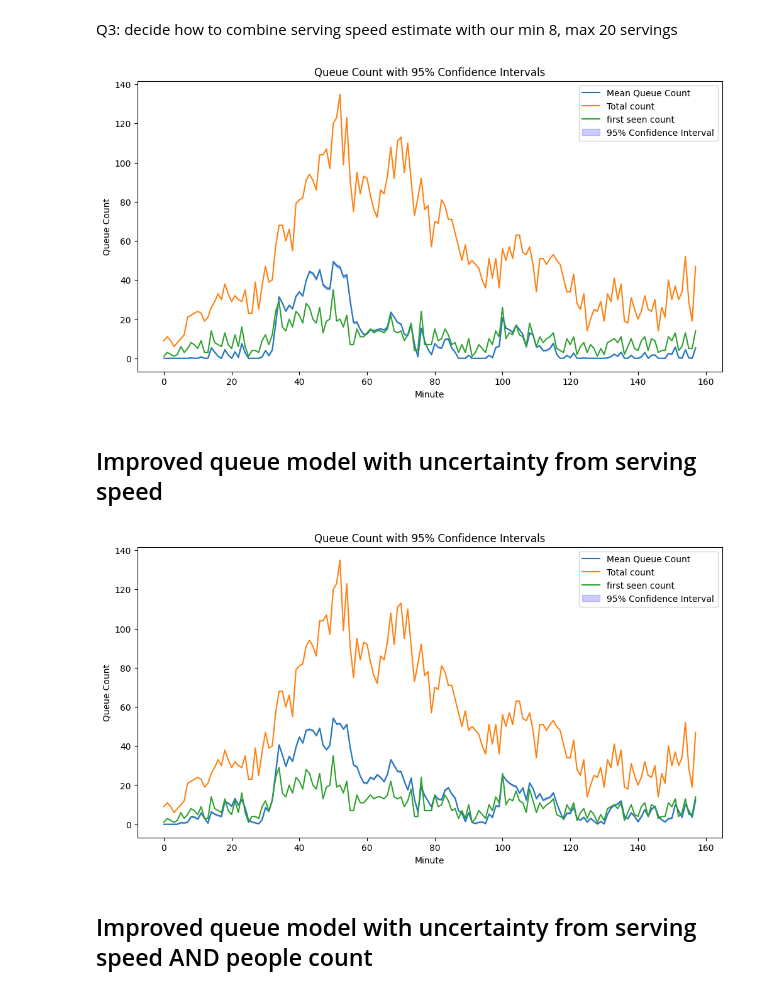
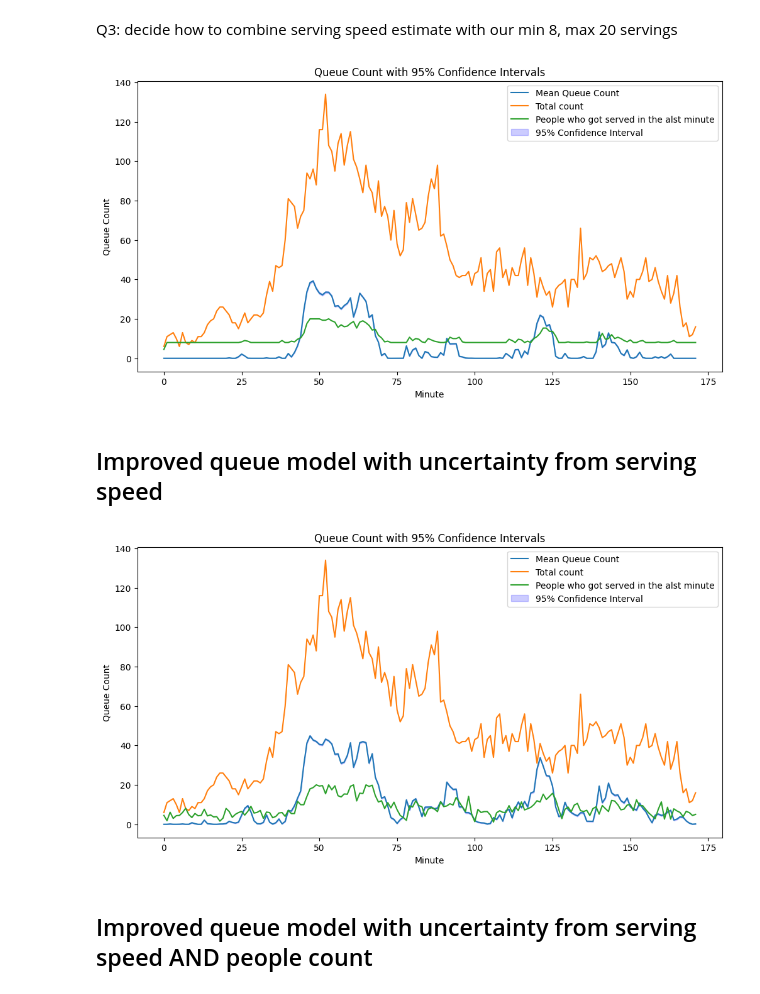
Before and after one commit to danielbischofff/dataLiteracyPeopleCounting, a Jupyter notebook: Queue_optimized.ipynb, the cells around one changed output. Cells and saved outputs as stored; diff of their text form; code cells hidden in the pictures.

```diff
--- a/Queue_optimized.ipynb
+++ b/Queue_optimized.ipynb
@@ -24,4 +24,10 @@ TODOS:
 # %% [markdown]
 ## Data preparation
 # %%
-df = pd.read_csv(r"C:\Users\Philipp\OneDrive - UT Cloud\Data_literacy_mensa\Mensa_data_light\Wed_light.csv", index_col=0)
+df = pd.read_csv(r"C:\Users\Sarthak\Downloads\monday080124.csv", index_col=0)
+# %%
+df["frame.time"] = df["frame.time"].str.replace(r':\d+\.\d+', '', regex=True)
+df['frame.time'] = df['frame.time'].str.replace('Mitteleuropäische Zeit', 'CET')
+df['date-time'] = pd.to_datetime(df['frame.time'], format='%b %d, %Y %H:%M %Z', errors='coerce')
+df['hour:minute'] = df['date-time'].dt.strftime('%H:%M')
+df.dropna(subset=["wlan.sa"])
@@ -58,8 +80,8 @@ last_per5min_ = _5min_last.resample('5T').sum()
 #print(_5min_last.reset_index(drop=True, inplace=True))
 count_last_1min = _5min_last
 df_minute = df.groupby('hour:minute')['wlan.sa'].nunique()
-s1 = count_first_1min[15:].stack()
-s2 = df_minute[20:-1]
+s1 = count_first_1min[1:].stack()
+s2 = df_minute[18:-1]
 df_20 = pd.DataFrame({'enter_count':s1})
 #df_20['enter_count'] = s2
 df_20['total_count'] = s2.to_numpy()
@@ -376,6 +398,7 @@ def run_simulation():
         else:
             serving_speed_estimation = min(max_serve_speed, serving_speed+(df_20['queue_count'].iloc[i-1]/nr_counters))
             df_20['queue_count'].iloc[i] = max(0, df_20['queue_count'].iloc[i-1] + df_20['enter_count_rand'].iloc[i] - np.round(serving_speed_estimation))
+        df_20["serving_speed"][i]=serving_speed_estimation
 
     return df['queue_count']
 
@@ -395,7 +418,8 @@ ci_upper = mean_queue_counts + 1.96 * stderr_queue_counts
 plt.figure(figsize=(12, 6))
 plt.plot(range(total_minutes), mean_queue_counts, label='Mean Queue Count')
 plt.plot(range(total_minutes), df_20['total_count'], label='Total count')
-plt.plot(range(total_minutes), df_20['enter_count'], label='first seen count')
+#plt.plot(range(total_minutes), df_20['enter_count'], label='first seen count')
+plt.plot(range(total_minutes),df_20["serving_speed"], label="People who got served in the alst minute")
 plt.fill_between(range(total_minutes), ci_lower, ci_upper, color='b', alpha=0.2, label='95% Confidence Interval')
 plt.xlabel('Minute')
 plt.ylabel('Queue Count')
@@ -403,7 +427,7 @@ plt.title('Queue Count with 95% Confidence Intervals')
 plt.legend()
 plt.show()
 # %% [output]
-[figure, old version]
+[figure, new version]
 # %% [markdown]
 ## Improved queue model with uncertainty from serving speed
 # %%
@@ -432,35 +456,37 @@ def run_simulation():
             df_20['queue_count'].iloc[i] = max(0, 0 + df_20['enter_count_rand'].iloc[i] - serving_speed)
         else:
             serving_speed_estimation = min(max_serve_speed, serving_speed+(df_20['queue_count'].iloc[i-1]/nr_counters))
             df_20['queue_count'].iloc[i] = max(0, df_20['queue_count'].iloc[i-1] + df_20['enter_count_rand'].iloc[i] - np.round(serving_speed_estimation))
+        df_20["serving_speed"][i]=serving_speed_estimation
 
     return df['queue_count']
 
 
 # Run multiple simulations
 all_simulations = np.array([run_simulation() for _ in range(num_simulations)])
 
 # Calculate mean and standard error at each minute
 mean_queue_counts = all_simulations.mean(axis=0)
 stderr_queue_counts = all_simulations.std(axis=0) / np.sqrt(len(df))
 
 # Calculate 95% confidence intervals
 ci_lower = mean_queue_counts - 1.96 * stderr_queue_counts
 ci_upper = mean_queue_counts + 1.96 * stderr_queue_counts
 
 # Plotting
 plt.figure(figsize=(12, 6))
 plt.plot(range(total_minutes), mean_queue_counts, label='Mean Queue Count')
 plt.plot(range(total_minutes), df_20['total_count'], label='Total count')
-plt.plot(range(total_minutes), df_20['enter_count'], label='first seen count')
+#plt.plot(range(total_minutes), df_20['enter_count'], label='first seen count')
+plt.plot(range(total_minutes),df_20["serving_speed"], label="People who got served in the alst minute")
 plt.fill_between(range(total_minutes), ci_lower, ci_upper, color='b', alpha=0.2, label='95% Confidence Interval')
 plt.xlabel('Minute')
 plt.ylabel('Queue Count')
 plt.title('Queue Count with 95% Confidence Intervals')
 plt.legend()
 plt.show()
 # %% [output]
-[figure, old version]
+[figure, new version]
 # %% [markdown]
 ## Improved queue model with uncertainty from serving speed AND people count
 # %%
```
Also changed, not shown: parts of 10 cells of this notebook.
